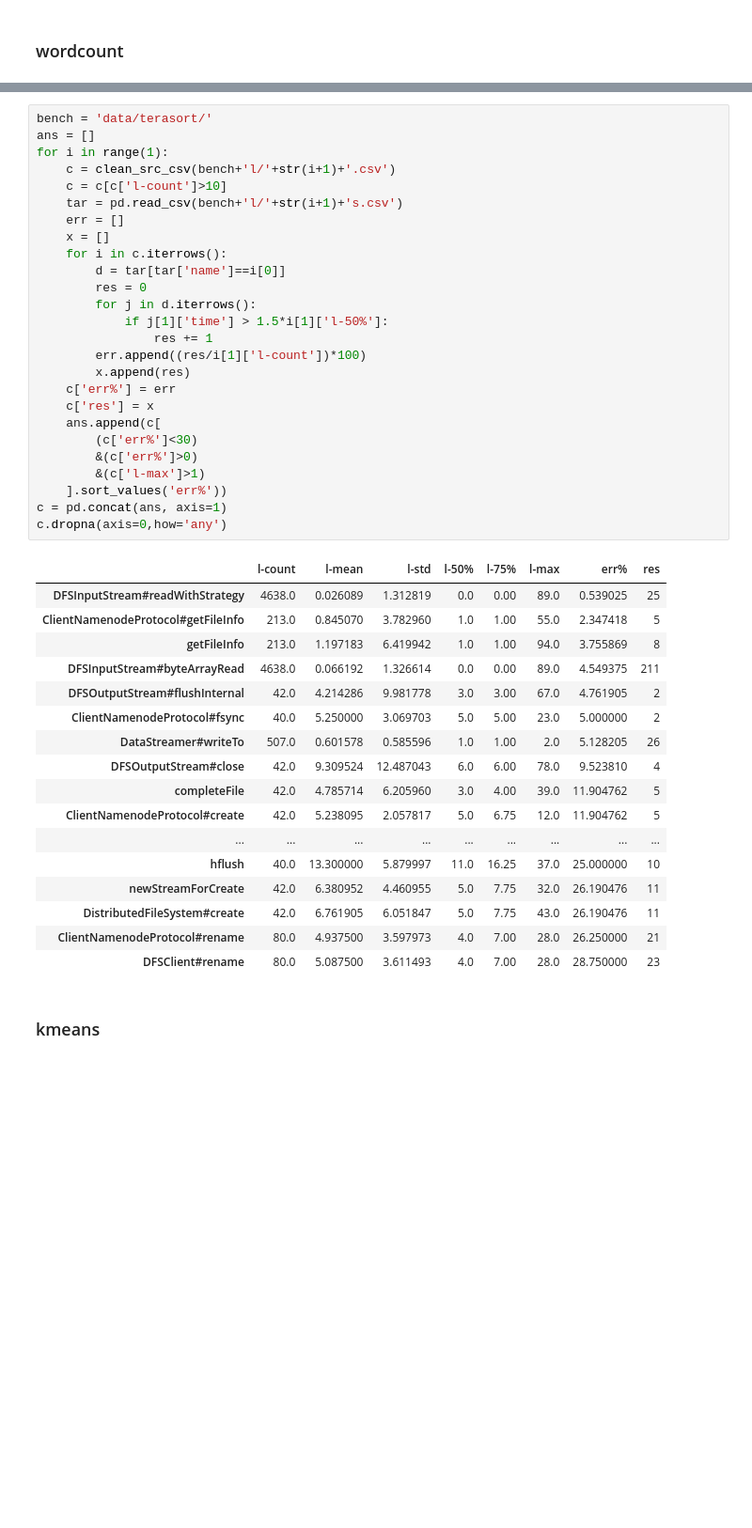
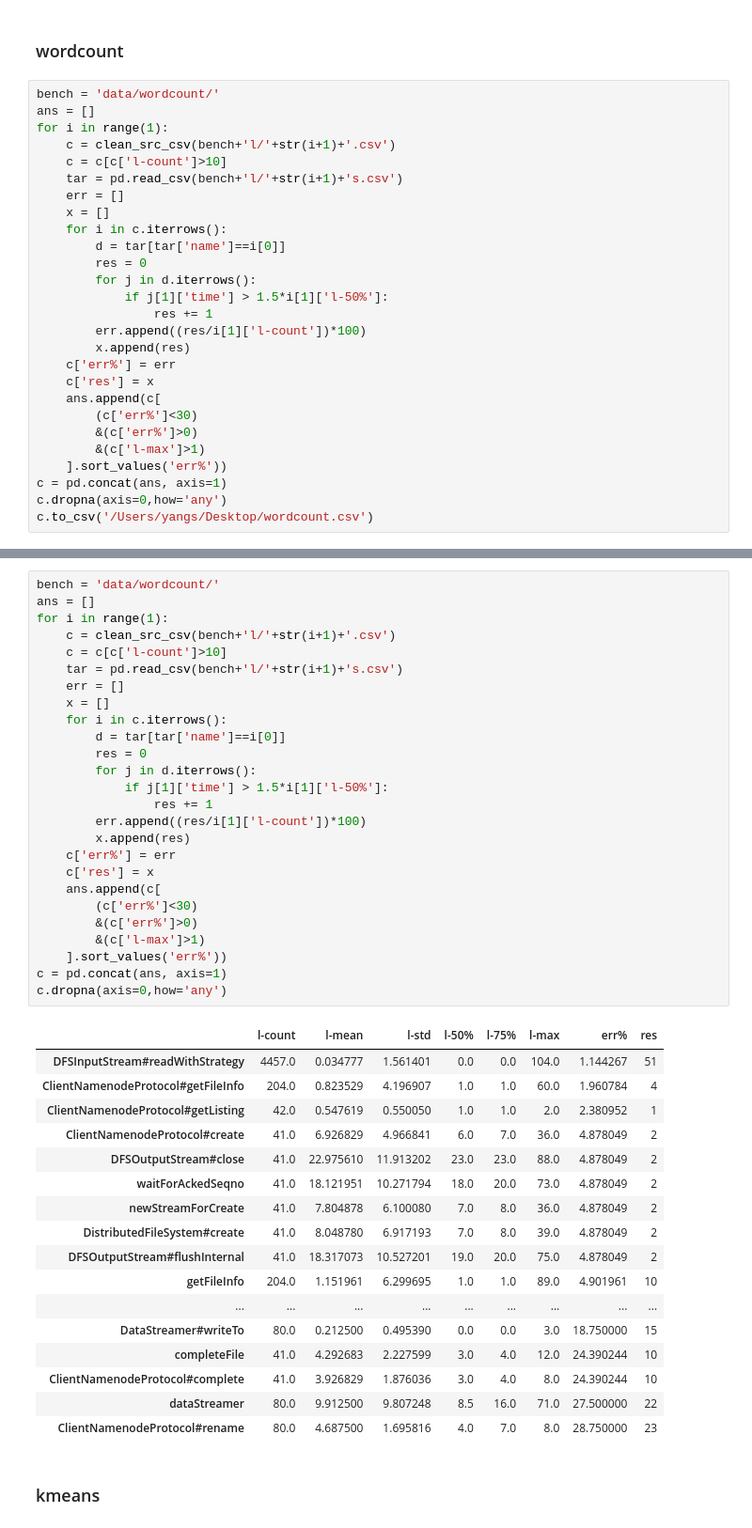
Before and after one commit to Ding-Flash/parse, a Jupyter notebook: 异常检测.ipynb, the cells around one changed output, grey strips where cells are left out. Shown at 94% size. Saved outputs shown, nothing was run; the diff lists cells and outputs as text; blank space fills up the shorter version.

```diff
--- a/异常检测.ipynb
+++ b/异常检测.ipynb
@@ -30,3 +30,30 @@ def clean_src_csv(path):
     return df
 # %% [markdown]
 ### wordcount
+# %%
+bench = 'data/wordcount/'
+ans = []
+for i in range(1):
+    c = clean_src_csv(bench+'l/'+str(i+1)+'.csv')
+    c = c[c['l-count']>10]
+    tar = pd.read_csv(bench+'l/'+str(i+1)+'s.csv')
+    err = []
+    x = []
+    for i in c.iterrows():
+        d = tar[tar['name']==i[0]]
+        res = 0
+        for j in d.iterrows():
+            if j[1]['time'] > 1.5*i[1]['l-50%']:
+                res += 1
+        err.append((res/i[1]['l-count'])*100)
+        x.append(res)
+    c['err%'] = err
+    c['res'] = x
+    ans.append(c[
+        (c['err%']<30)
+        &(c['err%']>0)
+        &(c['l-max']>1)
+    ].sort_values('err%'))
+c = pd.concat(ans, axis=1)
+c.dropna(axis=0,how='any')
+c.to_csv('/Users/yangs/Desktop/wordcount.csv')
@@ -33,47 +80,47 @@ def clean_src_csv(path):
 # %%
-bench = 'data/terasort/'
+bench = 'data/wordcount/'
 ans = []
 for i in range(1):
     c = clean_src_csv(bench+'l/'+str(i+1)+'.csv')
     c = c[c['l-count']>10]
     tar = pd.read_csv(bench+'l/'+str(i+1)+'s.csv')
     err = []
     x = []
     for i in c.iterrows():
         d = tar[tar['name']==i[0]]
         res = 0
         for j in d.iterrows():
             if j[1]['time'] > 1.5*i[1]['l-50%']:
                 res += 1
         err.append((res/i[1]['l-count'])*100)
         x.append(res)
     c['err%'] = err
     c['res'] = x
     ans.append(c[
         (c['err%']<30)
         &(c['err%']>0)
         &(c['l-max']>1)
     ].sort_values('err%'))
 c = pd.concat(ans, axis=1)
 c.dropna(axis=0,how='any')
 # %% [output]
 |  | l-count | l-mean | l-std | l-50% | l-75% | l-max | err% | res |
-| DFSInputStream#readWithStrategy | 4638.0 | 0.026089 | 1.312819 | 0.0 | 0.00 | 89.0 | 0.539025 | 25 |
-| ClientNamenodeProtocol#getFileInfo | 213.0 | 0.845070 | 3.782960 | 1.0 | 1.00 | 55.0 | 2.347418 | 5 |
-| getFileInfo | 213.0 | 1.197183 | 6.419942 | 1.0 | 1.00 | 94.0 | 3.755869 | 8 |
-| DFSInputStream#byteArrayRead | 4638.0 | 0.066192 | 1.326614 | 0.0 | 0.00 | 89.0 | 4.549375 | 211 |
-| DFSOutputStream#flushInternal | 42.0 | 4.214286 | 9.981778 | 3.0 | 3.00 | 67.0 | 4.761905 | 2 |
-| ClientNamenodeProtocol#fsync | 40.0 | 5.250000 | 3.069703 | 5.0 | 5.00 | 23.0 | 5.000000 | 2 |
-| DataStreamer#writeTo | 507.0 | 0.601578 | 0.585596 | 1.0 | 1.00 | 2.0 | 5.128205 | 26 |
-| DFSOutputStream#close | 42.0 | 9.309524 | 12.487043 | 6.0 | 6.00 | 78.0 | 9.523810 | 4 |
-| completeFile | 42.0 | 4.785714 | 6.205960 | 3.0 | 4.00 | 39.0 | 11.904762 | 5 |
-| ClientNamenodeProtocol#create | 42.0 | 5.238095 | 2.057817 | 5.0 | 6.75 | 12.0 | 11.904762 | 5 |
+| DFSInputStream#readWithStrategy | 4457.0 | 0.034777 | 1.561401 | 0.0 | 0.0 | 104.0 | 1.144267 | 51 |
+| ClientNamenodeProtocol#getFileInfo | 204.0 | 0.823529 | 4.196907 | 1.0 | 1.0 | 60.0 | 1.960784 | 4 |
+| ClientNamenodeProtocol#getListing | 42.0 | 0.547619 | 0.550050 | 1.0 | 1.0 | 2.0 | 2.380952 | 1 |
+| ClientNamenodeProtocol#create | 41.0 | 6.926829 | 4.966841 | 6.0 | 7.0 | 36.0 | 4.878049 | 2 |
+| DFSOutputStream#close | 41.0 | 22.975610 | 11.913202 | 23.0 | 23.0 | 88.0 | 4.878049 | 2 |
+| waitForAckedSeqno | 41.0 | 18.121951 | 10.271794 | 18.0 | 20.0 | 73.0 | 4.878049 | 2 |
+| newStreamForCreate | 41.0 | 7.804878 | 6.100080 | 7.0 | 8.0 | 36.0 | 4.878049 | 2 |
+| DistributedFileSystem#create | 41.0 | 8.048780 | 6.917193 | 7.0 | 8.0 | 39.0 | 4.878049 | 2 |
+| DFSOutputStream#flushInternal | 41.0 | 18.317073 | 10.527201 | 19.0 | 20.0 | 75.0 | 4.878049 | 2 |
+| getFileInfo | 204.0 | 1.151961 | 6.299695 | 1.0 | 1.0 | 89.0 | 4.901961 | 10 |
 | ... | ... | ... | ... | ... | ... | ... | ... | ... |
-| hflush | 40.0 | 13.300000 | 5.879997 | 11.0 | 16.25 | 37.0 | 25.000000 | 10 |
-| newStreamForCreate | 42.0 | 6.380952 | 4.460955 | 5.0 | 7.75 | 32.0 | 26.190476 | 11 |
-| DistributedFileSystem#create | 42.0 | 6.761905 | 6.051847 | 5.0 | 7.75 | 43.0 | 26.190476 | 11 |
-| ClientNamenodeProtocol#rename | 80.0 | 4.937500 | 3.597973 | 4.0 | 7.00 | 28.0 | 26.250000 | 21 |
-| DFSClient#rename | 80.0 | 5.087500 | 3.611493 | 4.0 | 7.00 | 28.0 | 28.750000 | 23 |
+| DataStreamer#writeTo | 80.0 | 0.212500 | 0.495390 | 0.0 | 0.0 | 3.0 | 18.750000 | 15 |
+| completeFile | 41.0 | 4.292683 | 2.227599 | 3.0 | 4.0 | 12.0 | 24.390244 | 10 |
+| ClientNamenodeProtocol#complete | 41.0 | 3.926829 | 1.876036 | 3.0 | 4.0 | 8.0 | 24.390244 | 10 |
+| dataStreamer | 80.0 | 9.912500 | 9.807248 | 8.5 | 16.0 | 71.0 | 27.500000 | 22 |
+| ClientNamenodeProtocol#rename | 80.0 | 4.687500 | 1.695816 | 4.0 | 7.0 | 8.0 | 28.750000 | 23 |
 # %% [markdown]
 ### kmeans
 # %%
```
Also changed, not shown: parts of 5 cells of this notebook, 8 other files.
